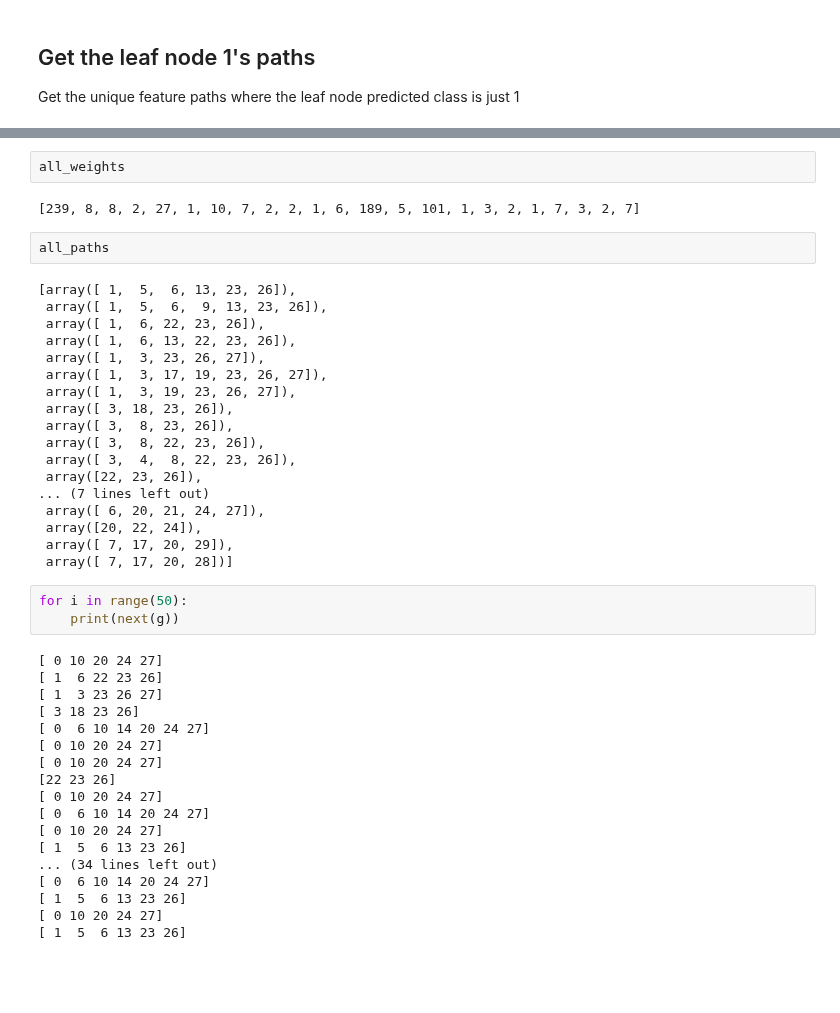
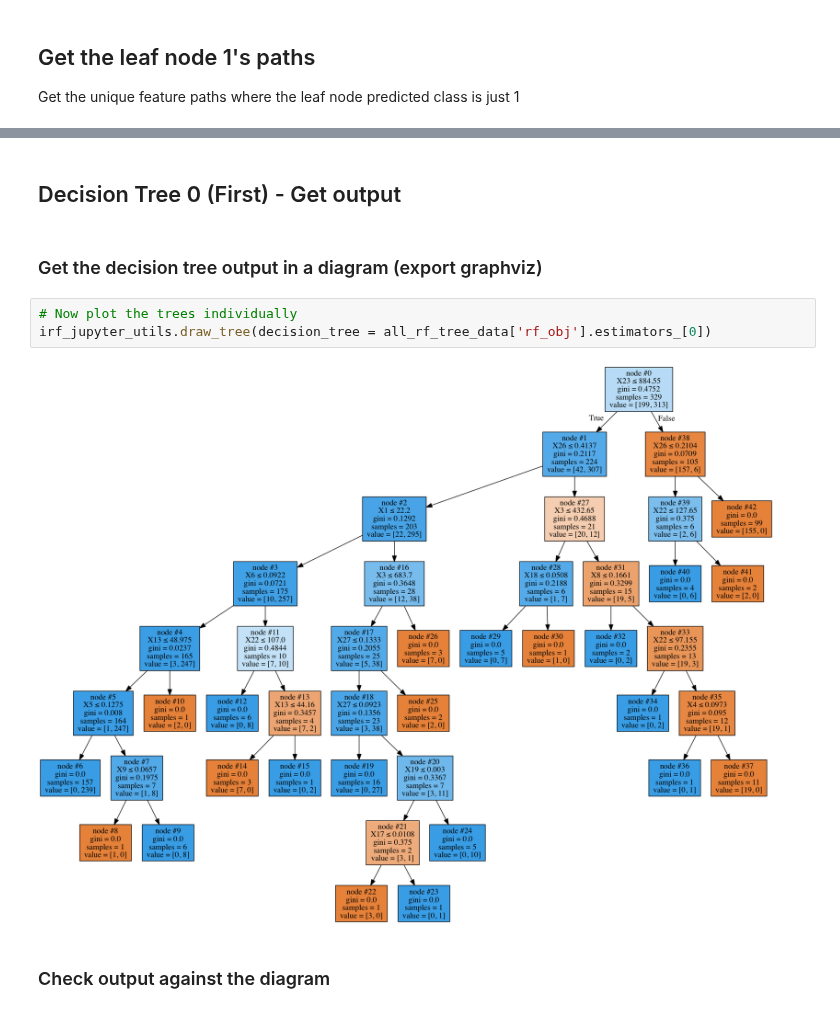
Before and after one commit to Yu-Group/scikit-learn-sandbox, a Jupyter notebook: jupyter/18_combined_run_through.ipynb, the cells around one changed output, grey strips where cells are left out. Saved outputs shown, nothing was run; the diff lists cells and outputs as text; blank space fills up the shorter version.

```diff
--- a/jupyter/18_combined_run_through.ipynb
+++ b/jupyter/18_combined_run_through.ipynb
@@ -572,45 +246,11 @@ g = weighted_choice(all_paths, all_weights)
-# %%
-all_weights
-# %% [output]
-[239, 8, 8, 2, 27, 1, 10, 7, 2, 2, 1, 6, 189, 5, 101, 1, 3, 2, 1, 7, 3, 2, 7]
-# %%
-all_paths
-# %% [output]
-[array([ 1,  5,  6, 13, 23, 26]),
- array([ 1,  5,  6,  9, 13, 23, 26]),
- array([ 1,  6, 22, 23, 26]),
- array([ 1,  6, 13, 22, 23, 26]),
- array([ 1,  3, 23, 26, 27]),
- array([ 1,  3, 17, 19, 23, 26, 27]),
- array([ 1,  3, 19, 23, 26, 27]),
- array([ 3, 18, 23, 26]),
- array([ 3,  8, 23, 26]),
- array([ 3,  8, 22, 23, 26]),
- array([ 3,  4,  8, 22, 23, 26]),
- array([22, 23, 26]),
-... (7 lines left out)
- array([ 6, 20, 21, 24, 27]),
- array([20, 22, 24]),
- array([ 7, 17, 20, 29]),
- array([ 7, 17, 20, 28])]
-# %%
-for i in range(50):
-    print(next(g))
-# %% [output]
-[ 0 10 20 24 27]
-[ 1  6 22 23 26]
-[ 1  3 23 26 27]
-[ 3 18 23 26]
-[ 0  6 10 14 20 24 27]
-[ 0 10 20 24 27]
-[ 0 10 20 24 27]
-[22 23 26]
-[ 0 10 20 24 27]
-[ 0  6 10 14 20 24 27]
-[ 0 10 20 24 27]
-[ 1  5  6 13 23 26]
-... (34 lines left out)
-[ 0  6 10 14 20 24 27]
-[ 1  5  6 13 23 26]
-[ 0 10 20 24 27]
-[ 1  5  6 13 23 26]
+# %% [markdown]
+## Decision Tree 0 (First) - Get output
+# %% [markdown]
+### Get the decision tree output in a diagram (export graphviz)
+# %%
+# Now plot the trees individually
+irf_jupyter_utils.draw_tree(decision_tree = all_rf_tree_data['rf_obj'].estimators_[0])
+# %% [output]
+[figure, added]
+# %% [markdown]
+### Check output against the diagram
```
Also changed, not shown: parts of 50 cells of this notebook, 2 other files.
